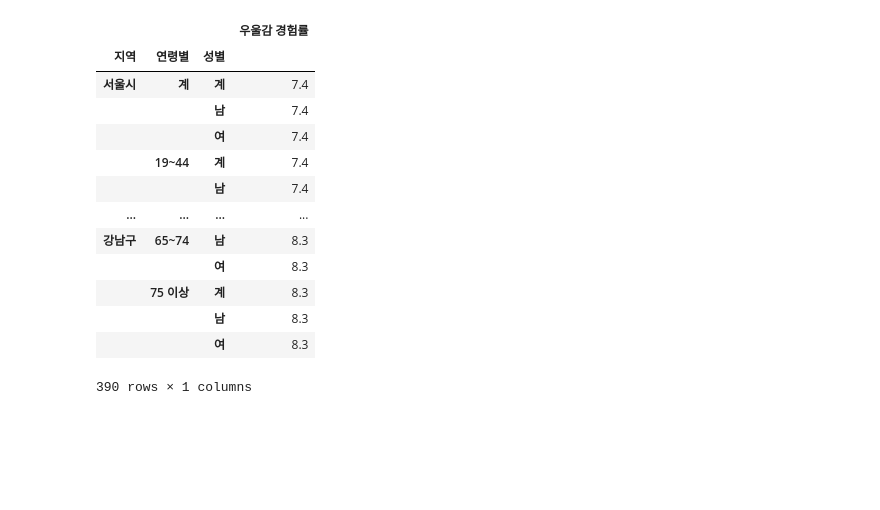
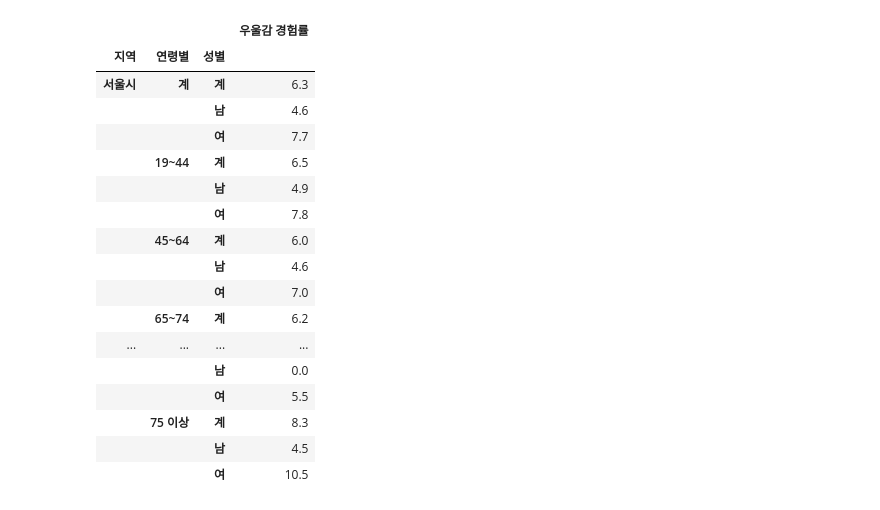
Before and after one commit to visual-project/walk-with-me, a Jupyter notebook: 정훈/건강 데이터(우울감).ipynb, the cells around one changed output. Drawn from its saved outputs; the diff is of its cells as text; code cells hidden in the pictures; blank space fills up the shorter version.

```diff
--- a/정훈/건강 데이터(우울감).ipynb
+++ b/정훈/건강 데이터(우울감).ipynb
@@ -24,23 +59,25 @@ list_df[0] = df_dep2
 # %%
+pd.set_option('display.max_columns', None)
+pd.set_option('display.max_rows', None)
+
 list_age = ['19~200','19~44','45~64','65~74','75~200']
 list_sex = ['계','남','여']
-idx_region = []
 idx_sex = []
 idx_age = []
-value = []
+idx_region = []
+value_dep = []
 for i, value1 in enumerate(list_region):
     for j in list_age:
         for k in list_sex:
-            temp = list_df[i][list_df[i]['만나이']>=int(value2.split('~')[0])]
-            temp1 = temp[temp['만나이'] < int(value2.split('~')[1])]
-            if list_age == '남':
-                temp2 = temp1[temp1['성별'] == '남']
-            elif list_age == '여':
-                temp2 = temp1[temp1['성별'] == '여']
+            temp = list_df[i][list_df[i]['만나이']>=int(j.split('~')[0])]
+            temp1 = temp[temp['만나이'] < int(j.split('~')[1])]
+            if k == '남':
+                temp2 = temp1[temp1['성별'] == 1]
+            elif k == '여':
+                temp2 = temp1[temp1['성별'] == 2]
             else:
                 temp2 = temp1
-            value.append(round(temp2['우울감 경험 여부'].value_counts(normalize = True)[1] * 100, 1))
-            idx_region.append(value1)
+            value_dep.append(round(100 - temp2['우울감 경험 여부'].value_counts(normalize = True)[2]*100,1))
             if j == '19~200':
                 idx_age.append('계')
             elif j == '75~200':
@@ -48,24 +85,29 @@ for i, value1 in enumerate(list_region):
             else:
                 idx_age.append(j)
             idx_sex.append(k)
+            idx_region.append(value1)
 # %%
-df1 = pd.DataFrame({'우울감 경험률':value, '지역':idx_region,'연령별':idx_age,'성별':idx_sex})
+df1 = pd.DataFrame({'우울감 경험률':value_dep, '지역':idx_region,'연령별':idx_age,'성별':idx_sex})
 
 df1 = df1.set_index(['지역','연령별','성별'])
 
 df1
 # %% [output]
 |  |  |  | 우울감 경험률 |
 | 지역 | 연령별 | 성별 |  |
-| 서울시 | 계 | 계 | 7.4 |
-|  |  | 남 | 7.4 |
-|  |  | 여 | 7.4 |
-|  | 19~44 | 계 | 7.4 |
-|  |  | 남 | 7.4 |
+| 서울시 | 계 | 계 | 6.3 |
+|  |  | 남 | 4.6 |
+|  |  | 여 | 7.7 |
+|  | 19~44 | 계 | 6.5 |
+|  |  | 남 | 4.9 |
+|  |  | 여 | 7.8 |
+|  | 45~64 | 계 | 6.0 |
+|  |  | 남 | 4.6 |
+|  |  | 여 | 7.0 |
+|  | 65~74 | 계 | 6.2 |
 | ... | ... | ... | ... |
-| 강남구 | 65~74 | 남 | 8.3 |
-|  |  | 여 | 8.3 |
+|  |  | 남 | 0.0 |
+|  |  | 여 | 5.5 |
 |  | 75 이상 | 계 | 8.3 |
-|  |  | 남 | 8.3 |
-|  |  | 여 | 8.3 |
+|  |  | 남 | 4.5 |
+|  |  | 여 | 10.5 |
-390 rows × 1 columns
```
Also changed, not shown: parts of 3 cells of this notebook, 1 other file.
